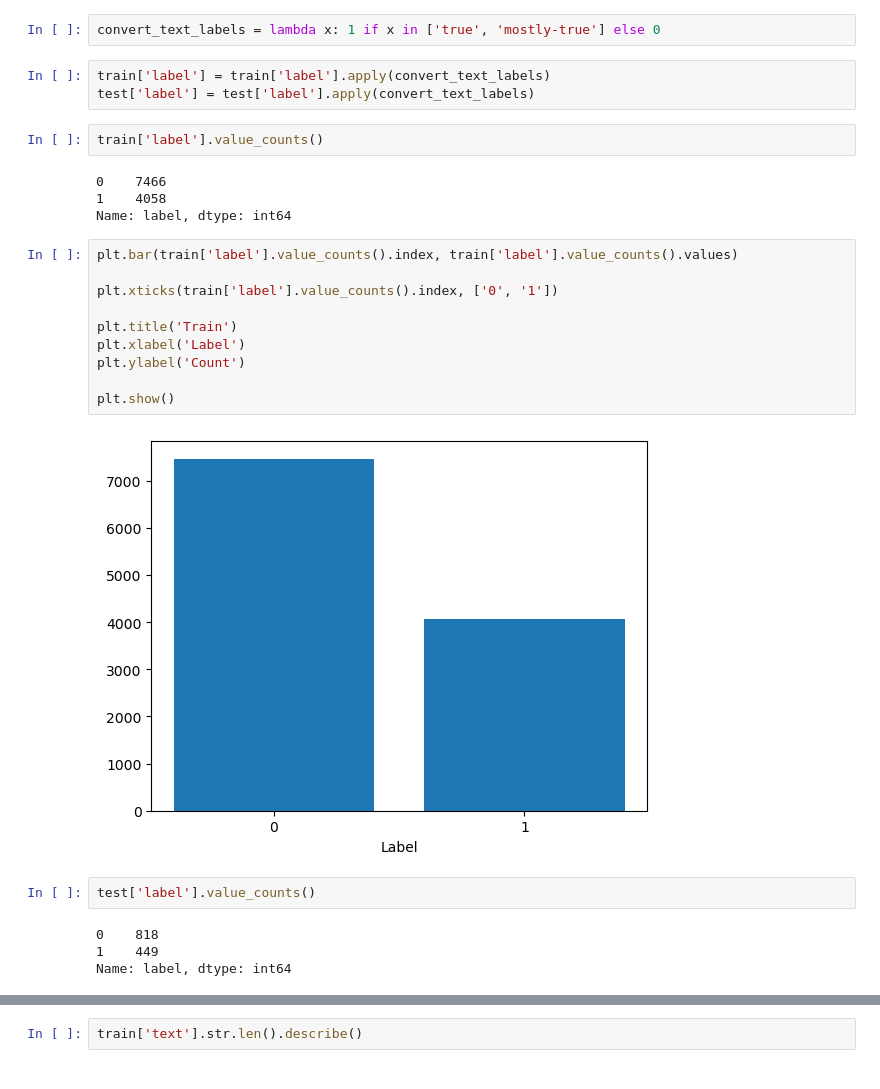
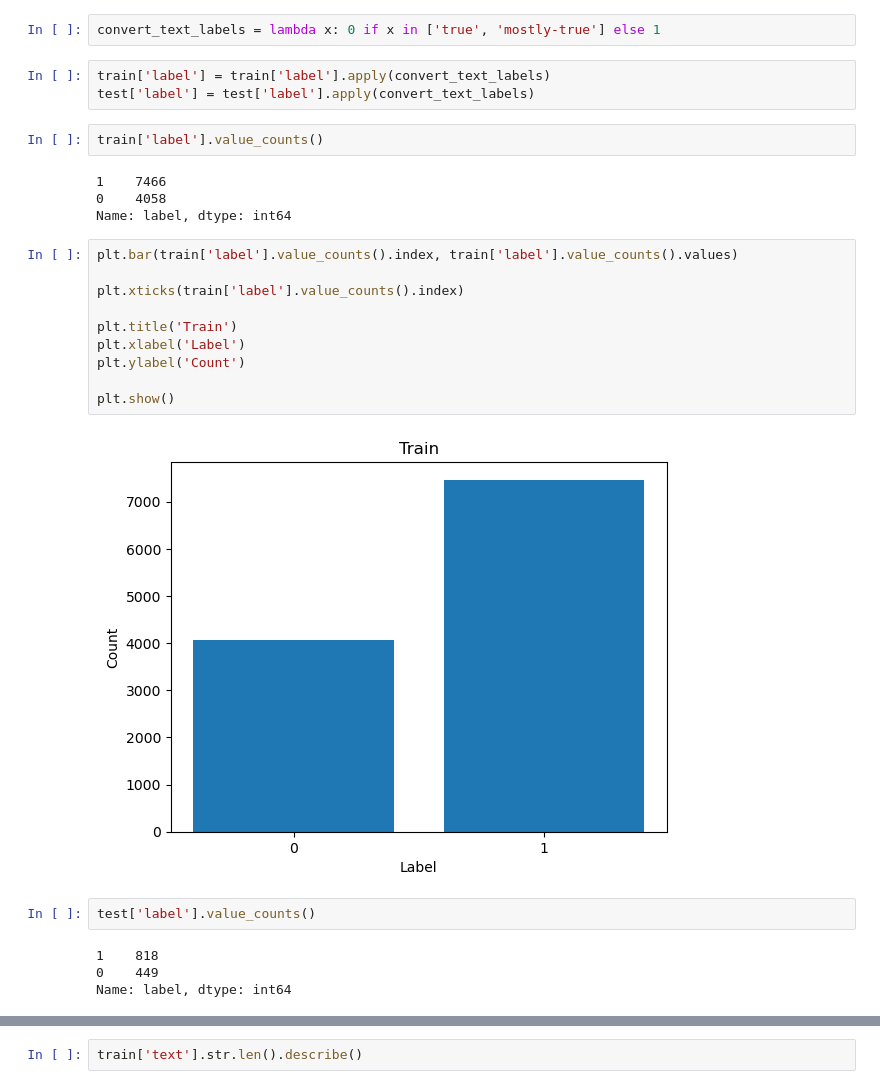
Before and after one commit to szymonsocha/master-thesis, a Jupyter notebook: code/BERT_embedding+classification_local.ipynb, the cells around one changed output, grey strips where cells are left out. Saved outputs shown, nothing was run; the diff lists cells and outputs as text.

```diff
--- a/code/BERT_embedding+classification_local.ipynb
+++ b/code/BERT_embedding+classification_local.ipynb
@@ -53,33 +53,33 @@ true           1845
 pants-fire      955
 Name: label, dtype: int64
 # %%
-convert_text_labels = lambda x: 1 if x in ['true', 'mostly-true'] else 0
+convert_text_labels = lambda x: 0 if x in ['true', 'mostly-true'] else 1
 # %%
 train['label'] = train['label'].apply(convert_text_labels)
 test['label'] = test['label'].apply(convert_text_labels)
 # %%
 train['label'].value_counts()
 # %% [output]
-0    7466
-1    4058
+1    7466
+0    4058
 Name: label, dtype: int64
 # %%
 plt.bar(train['label'].value_counts().index, train['label'].value_counts().values)
 
-plt.xticks(train['label'].value_counts().index, ['0', '1'])
+plt.xticks(train['label'].value_counts().index)
 
 plt.title('Train')
 plt.xlabel('Label')
 plt.ylabel('Count')
 
 plt.show()
 # %% [output]
-[figure, old version]
+[figure, new version]
 # %%
 test['label'].value_counts()
 # %% [output]
-0    818
-1    449
+1    818
+0    449
 Name: label, dtype: int64
 # %%
 plt.bar(test['label'].value_counts().index, test['label'].value_counts().values)
```
Also changed, not shown: parts of 49 cells of this notebook.
